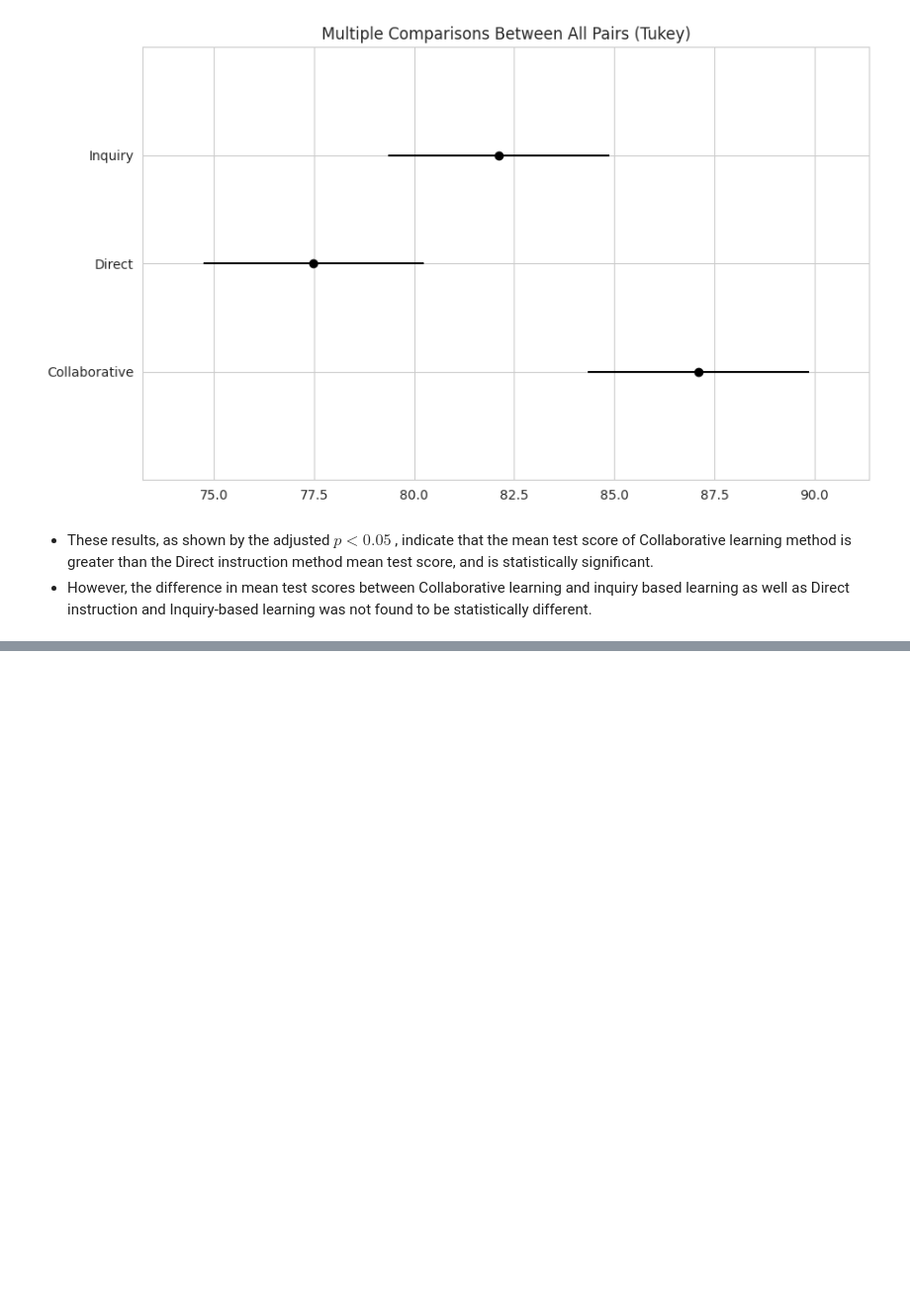
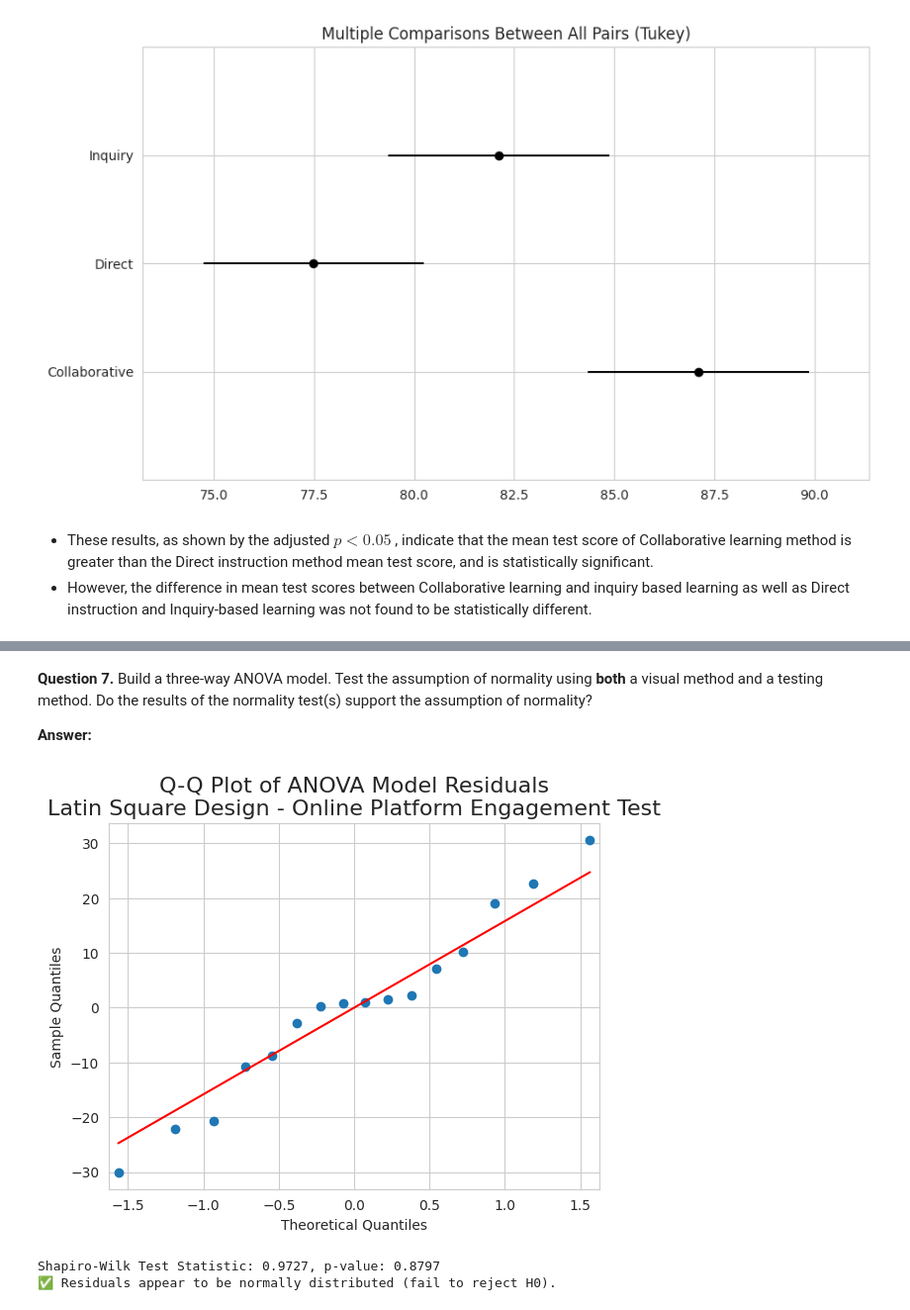
Before and after one commit to rohanbhuin/STAT-7220-Applied-Experimental-Design, a Jupyter notebook: Assignments/HW2/HW-2.ipynb, the cells around one changed output, grey strips where cells are left out. Shown at 99% size. Drawn from its saved outputs; the diff is of its cells as text; code cells hidden in the pictures; blank space fills up the shorter version.

Commit message:
completed both parts

```diff
--- a/Assignments/HW2/HW-2.ipynb
+++ b/Assignments/HW2/HW-2.ipynb
@@ -379,0 +473,33 @@ Here, our main interest is in comparing engagement across the online learning pl
+# %% [markdown]
+**Question 7.** Build a three-way ANOVA model. Test the assumption of normality using **both** a visual method and a testing method. Do the results of the normality test(s) support the assumption of normality?
+
+**Answer:**
+# %%
+## Fit ANOVA Model ##
+lsd_mod = ols("Engagement~Platform+Day+Section",data=student_data).fit()
+
+## Extract Residuals ##
+residuals = lsd_mod.resid
+
+## Plot QQ-Plot with seaborn ##
+sm.qqplot(residuals, line ='s')
+plt.title("Q-Q Plot of ANOVA Model Residuals\nLatin Square Design - Online Platform Engagement Test",
+          loc='center',
+          fontsize=16)
+plt.show()
+
+## S-W Test ##
+sw = stats.shapiro(residuals)
+
+## Extract Test Stat & p-value ##
+sw_stat = sw.statistic
+sw_pval = sw.pvalue
+print(f"Shapiro-Wilk Test Statistic: {sw_stat:.4f}, p-value: {sw_pval:.4f}")
+if sw_pval > 0.05:
+    print("✅ Residuals appear to be normally distributed (fail to reject H0).")
+else:
+    print("❌ Residuals do not appear to be normally distributed (reject H0).")
+# %% [output]
+[figure, added]
+Shapiro-Wilk Test Statistic: 0.9727, p-value: 0.8797
+✅ Residuals appear to be normally distributed (fail to reject H0).
```
Also changed, not shown: parts of 19 cells of this notebook.
